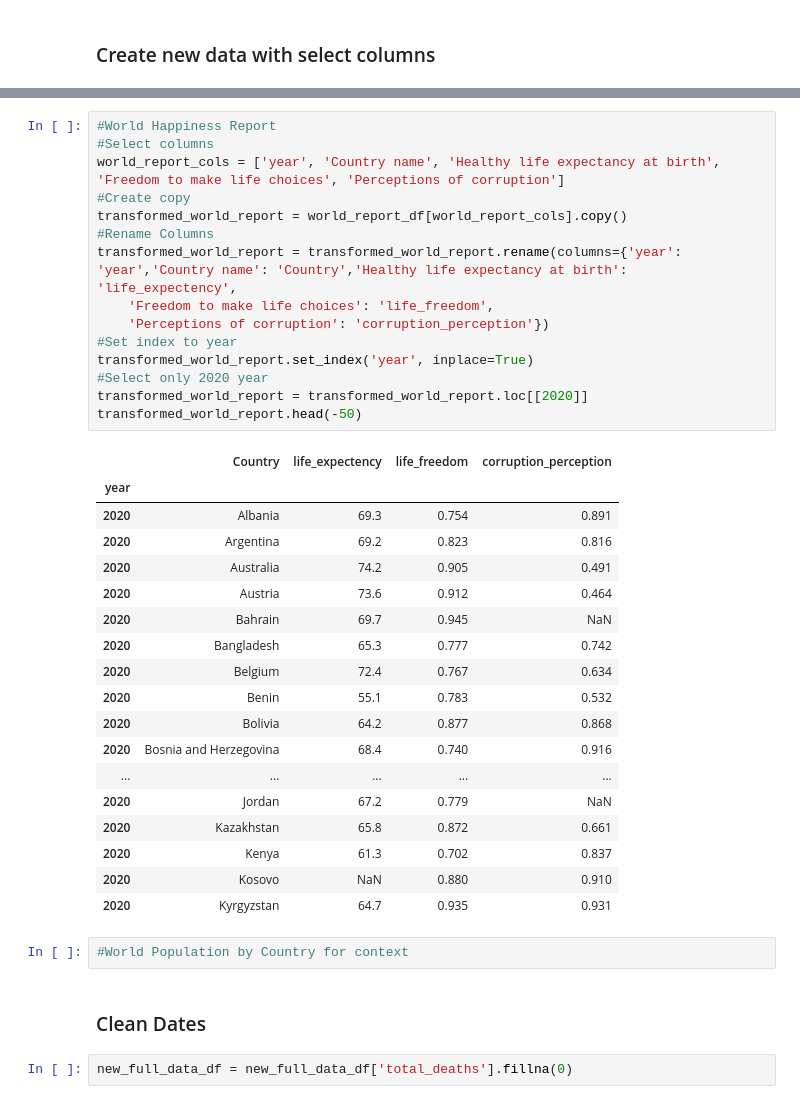
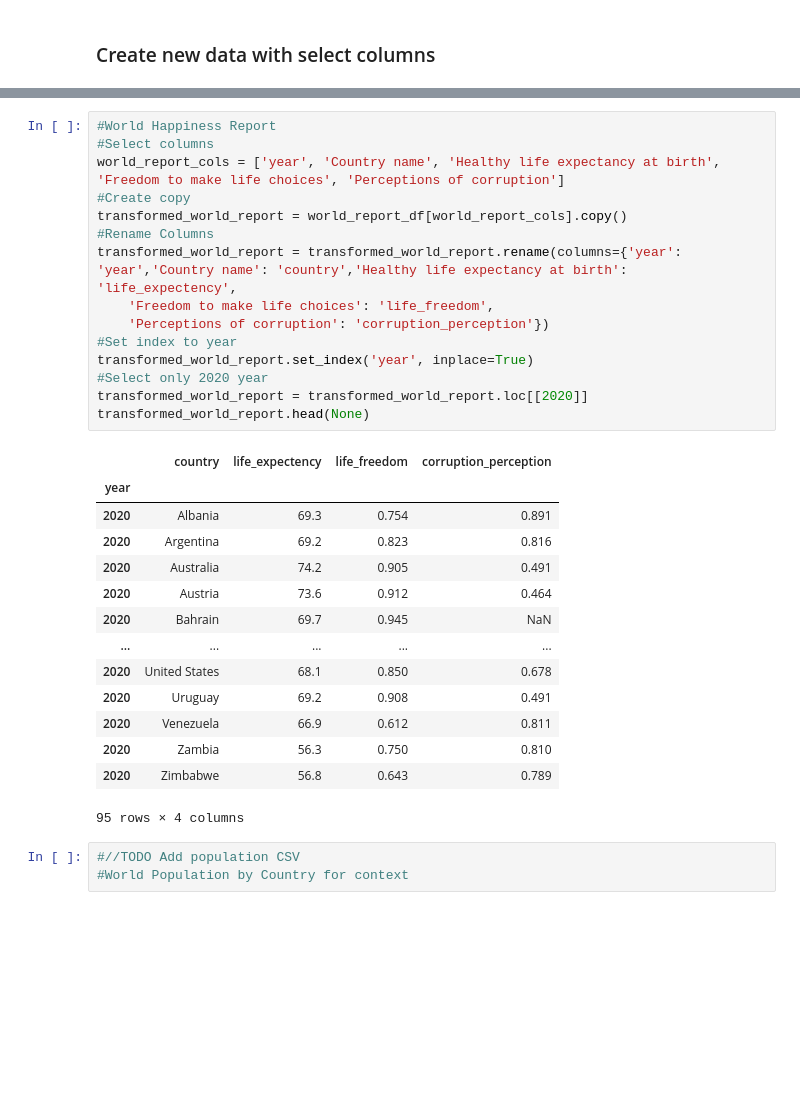
Before and after one commit to sanureet/ELT_Project, a Jupyter notebook: covid_happy.ipynb, the cells around one changed output, grey strips where cells are left out. Drawn from its saved outputs; the diff is of its cells as text; blank space fills up the shorter version.

```diff
--- a/covid_happy.ipynb
+++ b/covid_happy.ipynb
@@ -118,40 +136,33 @@ transformed_2021.head(None)
 # %%
 #World Happiness Report
 #Select columns
 world_report_cols = ['year', 'Country name', 'Healthy life expectancy at birth', 'Freedom to make life choices', 'Perceptions of corruption']
 #Create copy
 transformed_world_report = world_report_df[world_report_cols].copy()
 #Rename Columns
-transformed_world_report = transformed_world_report.rename(columns={'year': 'year','Country name': 'Country','Healthy life expectancy at birth': 'life_expectency',
+transformed_world_report = transformed_world_report.rename(columns={'year': 'year','Country name': 'country','Healthy life expectancy at birth': 'life_expectency',
     'Freedom to make life choices': 'life_freedom',
     'Perceptions of corruption': 'corruption_perception'})
 #Set index to year
 transformed_world_report.set_index('year', inplace=True)
 #Select only 2020 year
 transformed_world_report = transformed_world_report.loc[[2020]]
-transformed_world_report.head(-50)
+transformed_world_report.head(None)
 # %% [output]
-|  | Country | life_expectency | life_freedom | corruption_perception |
+|  | country | life_expectency | life_freedom | corruption_perception |
 | year |  |  |  |  |
 | 2020 | Albania | 69.3 | 0.754 | 0.891 |
 | 2020 | Argentina | 69.2 | 0.823 | 0.816 |
 | 2020 | Australia | 74.2 | 0.905 | 0.491 |
 | 2020 | Austria | 73.6 | 0.912 | 0.464 |
 | 2020 | Bahrain | 69.7 | 0.945 | NaN |
-| 2020 | Bangladesh | 65.3 | 0.777 | 0.742 |
-| 2020 | Belgium | 72.4 | 0.767 | 0.634 |
-| 2020 | Benin | 55.1 | 0.783 | 0.532 |
-| 2020 | Bolivia | 64.2 | 0.877 | 0.868 |
-| 2020 | Bosnia and Herzegovina | 68.4 | 0.740 | 0.916 |
 | ... | ... | ... | ... | ... |
-| 2020 | Jordan | 67.2 | 0.779 | NaN |
-| 2020 | Kazakhstan | 65.8 | 0.872 | 0.661 |
-| 2020 | Kenya | 61.3 | 0.702 | 0.837 |
-| 2020 | Kosovo | NaN | 0.880 | 0.910 |
-| 2020 | Kyrgyzstan | 64.7 | 0.935 | 0.931 |
+| 2020 | United States | 68.1 | 0.850 | 0.678 |
+| 2020 | Uruguay | 69.2 | 0.908 | 0.491 |
+| 2020 | Venezuela | 66.9 | 0.612 | 0.811 |
+| 2020 | Zambia | 56.3 | 0.750 | 0.810 |
+| 2020 | Zimbabwe | 56.8 | 0.643 | 0.789 |
+95 rows × 4 columns
 # %%
+#//TODO Add population CSV
 #World Population by Country for context
-# %% [markdown]
-### Clean Dates
-# %%
-new_full_data_df = new_full_data_df['total_deaths'].fillna(0)
```
Also changed, not shown: parts of 3 cells of this notebook.
